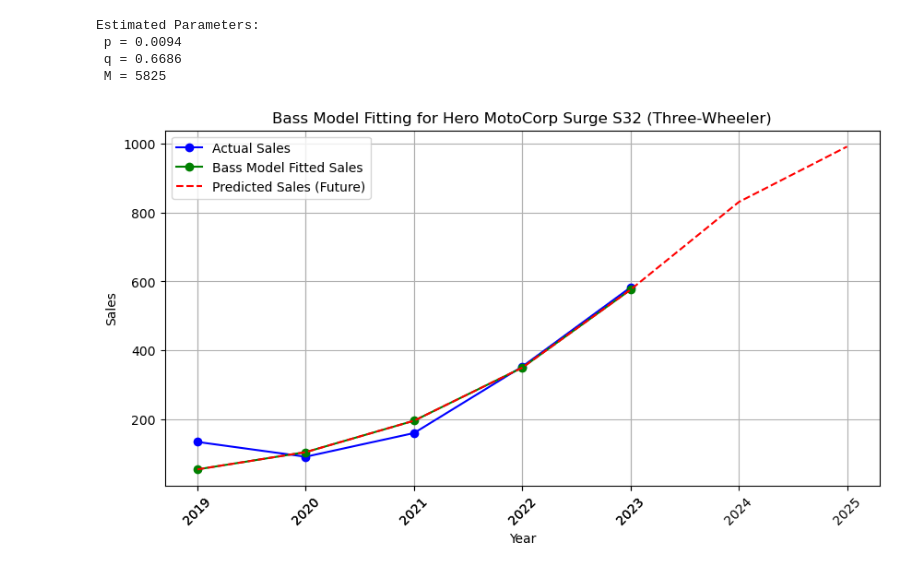
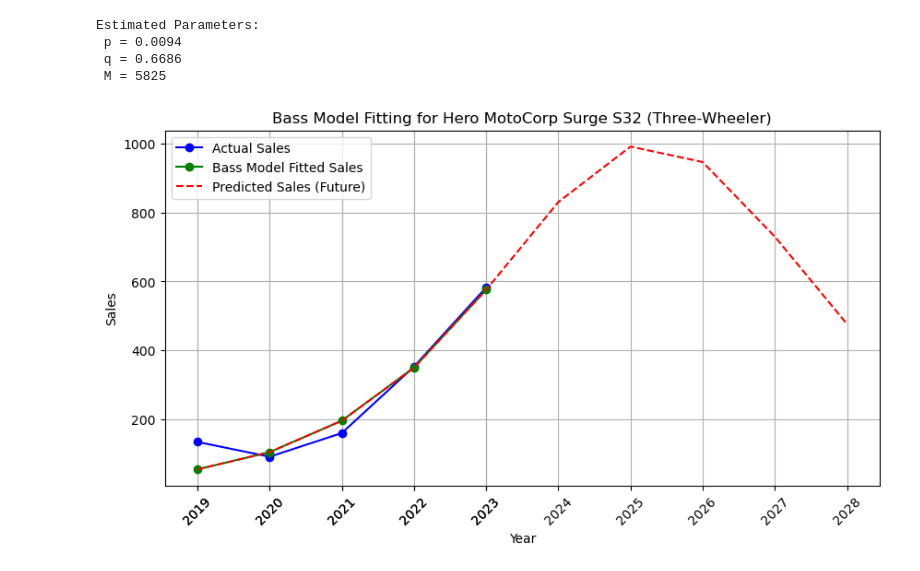
Before and after one commit to albertsimonyan74/Bass_Model, a Jupyter notebook: scripts/bass_model.ipynb, the cells around one changed output. Drawn from its saved outputs; the diff is of its cells as text; code cells hidden in the pictures.

```diff
--- a/scripts/bass_model.ipynb
+++ b/scripts/bass_model.ipynb
@@ -1,33 +1,33 @@
 # %%
 import numpy as np
 import pandas as pd
 from utility_functions import load_ev_data, fit_bass_model, predict_future_sales, plot_bass_model, bass_model
 
 file_path = "../data/EV_Sales_India.xlsx"
 
 df = load_ev_data(file_path)
 
 df["Year"] = df["Year"].astype(int)
 
 df = df[df["Year"] >= 2019]
 
-years = df["Year"].values  # Keep years as integers
+years = df["Year"].values
 sales = df['Three-wheeler'].values
 
 params, base_year = fit_bass_model(years, sales)
 
 p_est, q_est, M_est = params
 print(f"Estimated Parameters:\n p = {p_est:.4f}\n q = {q_est:.4f}\n M = {M_est:.0f}")
 
-years_numeric = years - base_year  # Keep raw differences
+years_numeric = years - base_year
 fitted_sales = [bass_model(t, p_est, q_est, M_est) for t in years_numeric]
 
-future_years, future_sales = predict_future_sales(params, base_year, end_year=2025)
+future_years, future_sales = predict_future_sales(params, base_year, end_year=2028)
 
 plot_bass_model(years, sales, fitted_sales, future_years, future_sales)
 # %% [output]
 Estimated Parameters:
  p = 0.0094
  q = 0.6686
  M = 5825
-[figure, old version]
+[figure, new version]
```
